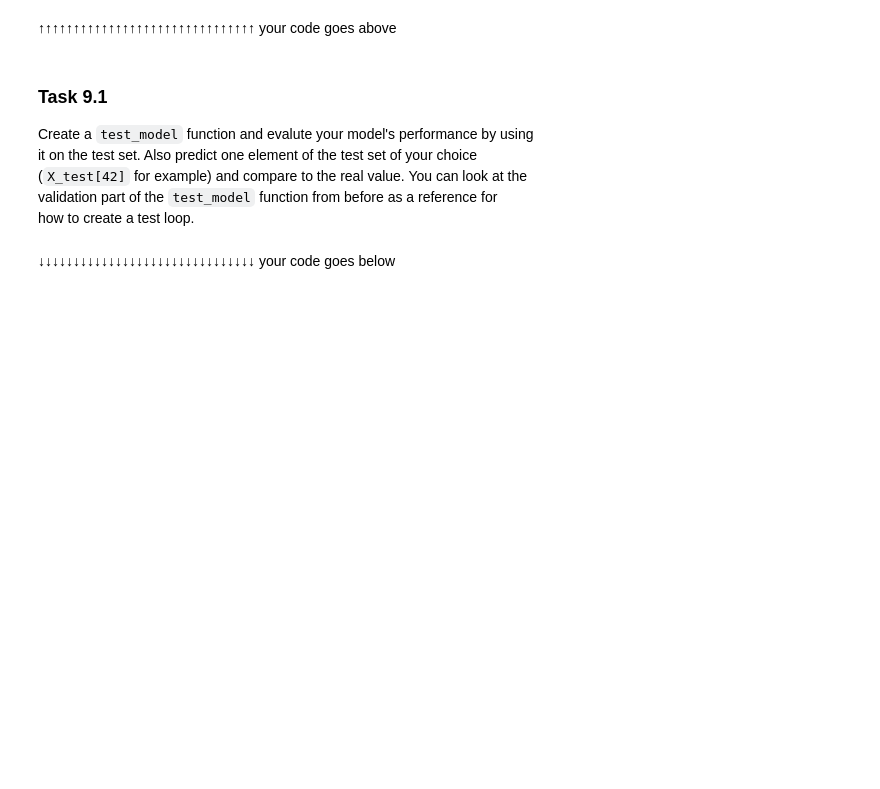
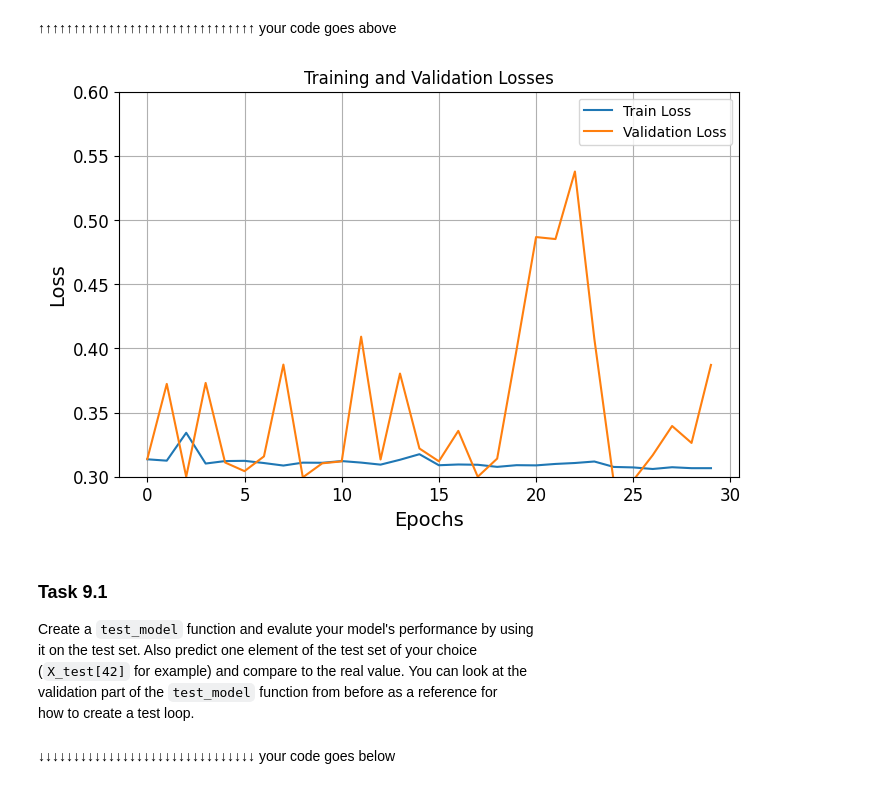
Before and after one commit to jdhaeker/js-chess-rf, a Jupyter notebook: Exercises/05_neural_nets_with_pytorch.ipynb, the cells around one changed output. Saved outputs shown, nothing was run; the diff lists cells and outputs as text; code cells hidden in the pictures; blank space fills up the shorter version.

```diff
--- a/Exercises/05_neural_nets_with_pytorch.ipynb
+++ b/Exercises/05_neural_nets_with_pytorch.ipynb
@@ -635,10 +648,15 @@ standard deviations. It is critical that you **use the same mean and standard**<
 ↓↓↓↓↓↓↓↓↓↓↓↓↓↓↓↓↓↓↓↓↓↓↓↓↓↓↓↓↓↓↓ your code goes below
 # %%
 #scaler =
+scaler = StandardScaler()
 #scaler = scaler.fit(X_train)
+scaler = scaler.fit(X_train)
 #X_train =
+X_train = scaler.transform(X_train)
 #X_valid =
+X_valid = scaler.transform(X_valid)
 #X_test =
+X_test = scaler.transform(X_test)
 # %% [markdown]
 ↑↑↑↑↑↑↑↑↑↑↑↑↑↑↑↑↑↑↑↑↑↑↑↑↑↑↑↑↑↑↑ your code goes above
 # %% [markdown]
@@ -669,10 +682,29 @@ Answer:
+# %%
+# class CaliHousingDataset(Dataset):
+#     def __init__(
+#     def __len__(
+#     def __getitem__(
+class CaliHousingDataset(Dataset):
+    def __init__(self, X, y):
+        self.X = torch.from_numpy(X.copy()).float()
+        self.y = torch.from_numpy(y.copy()).float()
+    def __len__(self):
+        return len(self.X)
+    def __getitem__(self, idx):
+        return self.X[idx], self.y[idx]
 # %%
 # train_data = CaliHousingDataset(
+train_data = CaliHousingDataset(X_train, y_train)
 # test_data = CaliHousingDataset(
+test_data = CaliHousingDataset(X_test, y_test)
 # valid_data = CaliHousingDataset(
+valid_data = CaliHousingDataset(X_valid, y_valid)
 # train_loader = DataLoader(train_data
+train_loader = DataLoader(train_data, batch_size = 64, shuffle = True)
 # test_loader = DataLoader(test_data
+test_loader = DataLoader(test_data, batch_size = 64, shuffle = False)
 # valid_loader = DataLoader(valid_data
+valid_loader = DataLoader(valid_data, batch_size = 64, shuffle = False)
 # %%
 np.random.seed(42)
 torch.manual_seed(42)
@@ -701,3 +735,8 @@ correct number of features and classes for the model.
 #     #ReLU activation function
 #     #Linear layer that connects 30 hidden dims to classes
 # )
+cali_model = nn.Sequential(
+    nn.Linear(8, 30),
+    nn.ReLU(),
+    nn.Linear(30, 1)
+)
@@ -714,17 +832,19 @@ correct number of features and classes for the model.
 # %%
 losses = pd.DataFrame({
     'Train Loss': history['train_loss'],
     'Validation Loss': history['val_loss']
 })
 
 # Plotting
 losses.plot(figsize=(8, 5))
 plt.grid(True)
 plt.title("Training and Validation Losses")
-plt.gca().set_ylim(1.5, 2.5)  # Adjust the y-axis limits if needed
+plt.gca().set_ylim(0.3, 0.6)  # Adjust the y-axis limits if needed
 plt.xlabel("Epochs")
 plt.ylabel("Loss")
 plt.show()
+# %% [output]
+[figure, added]
 # %% [markdown]
 ### Task 9.1
 Create a `test_model` function and evalute your model's performance by using <br>
```
Also changed, not shown: parts of 25 cells of this notebook.
